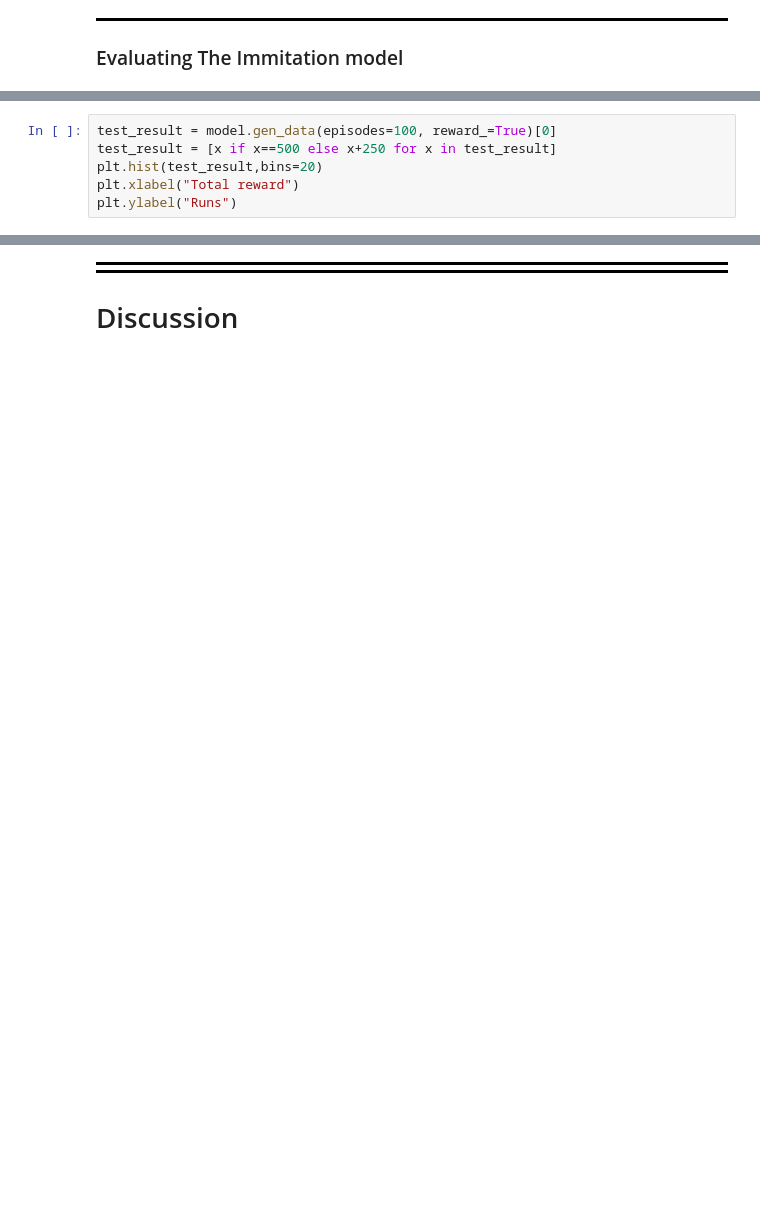
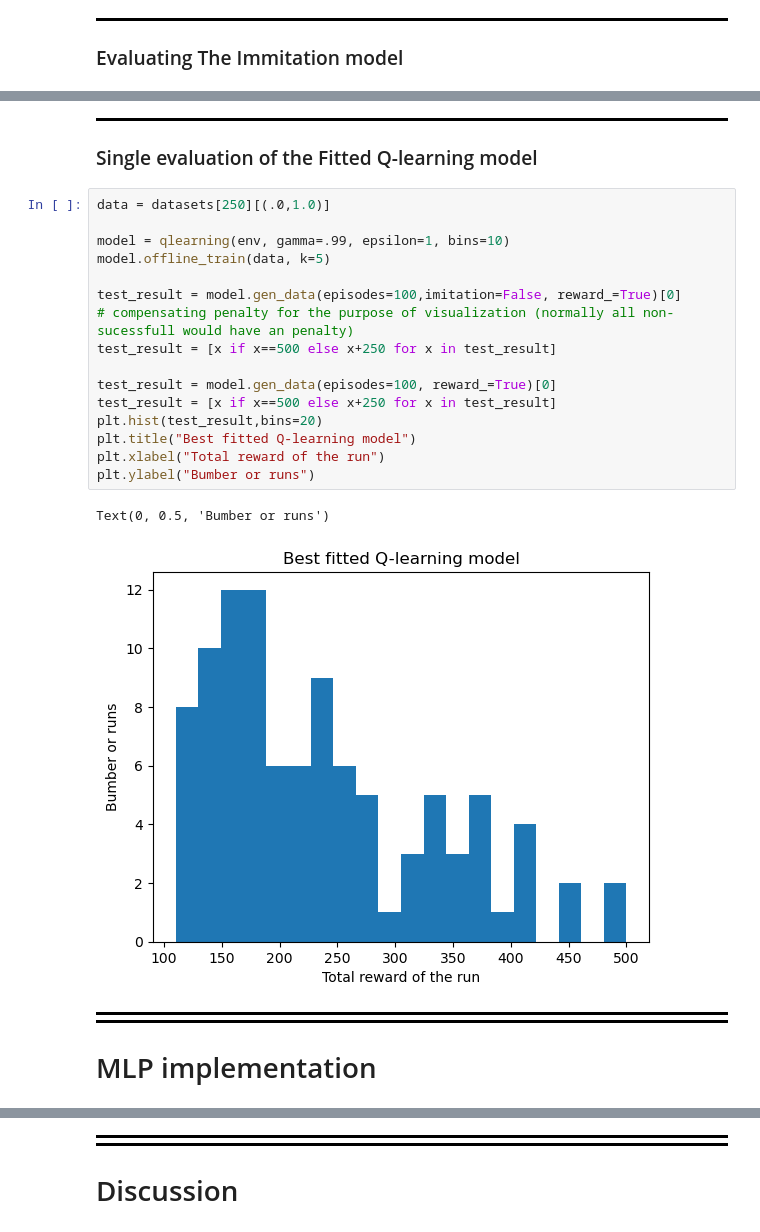
Before and after one commit to rafalm0/Offline-RL, a Jupyter notebook: OfflineRL.ipynb, the cells around one changed output, grey strips where cells are left out. Saved outputs shown, nothing was run; the diff lists cells and outputs as text; blank space fills up the shorter version.

```diff
--- a/OfflineRL.ipynb
+++ b/OfflineRL.ipynb
@@ -486,6 +497,29 @@ split (1.0, 0.0) size 250 done
+# %% [markdown]
+<div style="border-bottom: 3px solid black; margin-bottom:5px"></div>
+
+
+### Single evaluation of the  Fitted Q-learning model
 # %%
+data = datasets[250][(.0,1.0)]
+
+model = qlearning(env, gamma=.99, epsilon=1, bins=10)
+model.offline_train(data, k=5)
+
+test_result = model.gen_data(episodes=100,imitation=False, reward_=True)[0]
+# compensating penalty for the purpose of visualization (normally all non-sucessfull would have an penalty)
+test_result = [x if x==500 else x+250 for x in test_result]
+
 test_result = model.gen_data(episodes=100, reward_=True)[0]
 test_result = [x if x==500 else x+250 for x in test_result]
 plt.hist(test_result,bins=20)
-plt.xlabel("Total reward")
-plt.ylabel("Runs")
+plt.title("Best fitted Q-learning model")
+plt.xlabel("Total reward of the run")
+plt.ylabel("Bumber or runs")
+# %% [output]
+Text(0, 0.5, 'Bumber or runs')
+[figure, added]
+# %% [markdown]
+<div style="border-bottom: 3px solid black; margin-bottom:5px"></div>
+<div style="border-bottom: 3px solid black; margin-bottom:5px"></div>
+
+# MLP implementation
```
Also changed, not shown: parts of 25 cells of this notebook.
